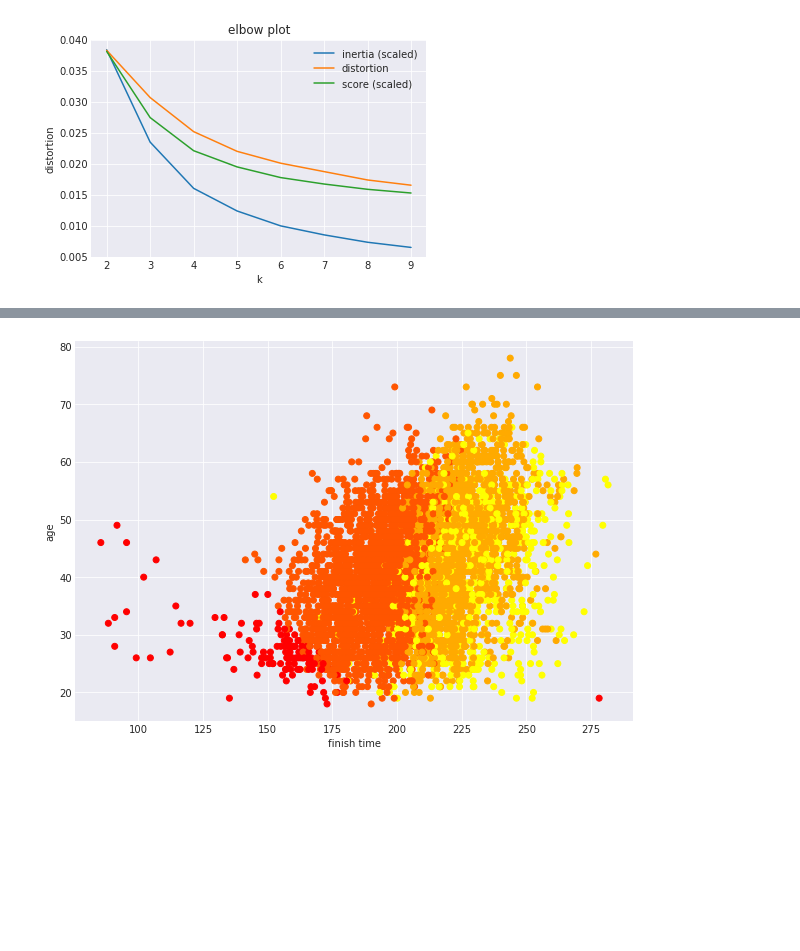
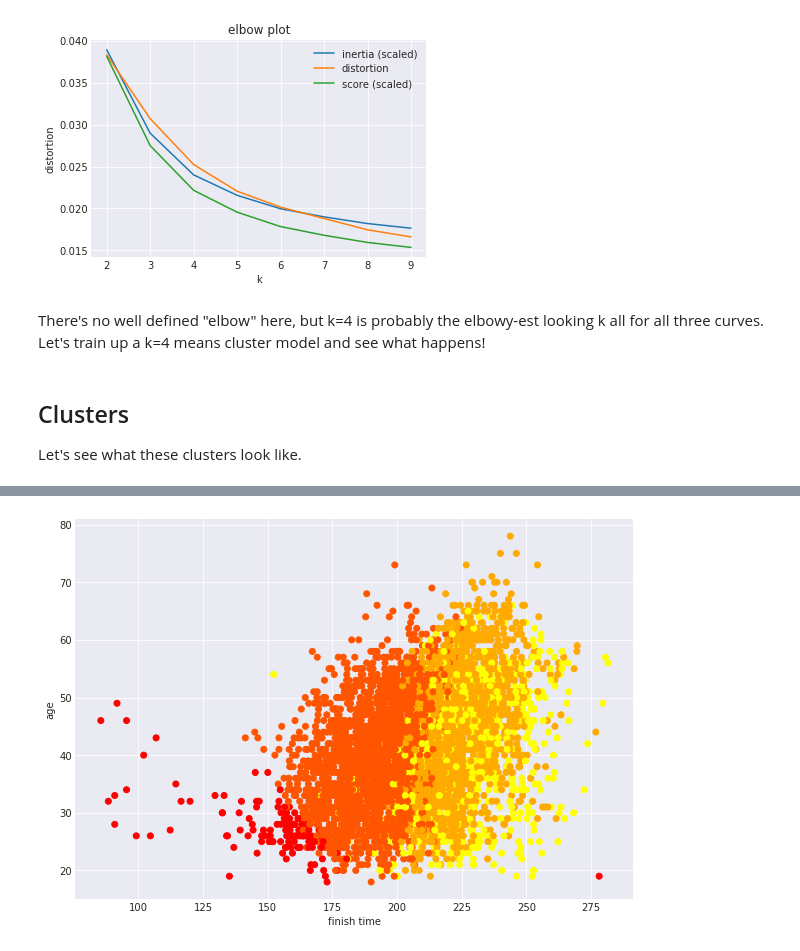
Before and after one commit to AlliedToasters/clustering_drills, a Jupyter notebook: runners.ipynb, the cells around one changed output, grey strips where cells are left out. Saved outputs shown, nothing was run; the diff lists cells and outputs as text; code cells hidden in the pictures; blank space fills up the shorter version.

```diff
--- a/runners.ipynb
+++ b/runners.ipynb
@@ -116,17 +121,19 @@ for k in range(2, 10):
     inrts.append(clstr.inertia_)
     distortions.append(sum(np.min(cdist(X, clstr.cluster_centers_, 'euclidean'), axis=1)) / X.shape[0])
     scores.append(clstr.score(X))
-
-plt.plot(ks, np.array(inrts)/1010, label='inertia (scaled)');
-plt.plot(ks, distortions, label='distortion');
-plt.plot(ks, (-np.array(scores)+15)/1410, label='score (scaled)');
-plt.title('elbow plot')
-plt.xlabel('k');
-plt.ylabel('distortion');
-plt.legend();
-plt.show();
-# %% [output]
-[figure, removed]
+# %%
+plt.plot(ks, (np.array(inrts)+20)/1510, label='inertia (scaled)');
+plt.plot(ks, distortions, label='distortion');
+plt.plot(ks, (-np.array(scores)+15)/1410, label='score (scaled)');
+plt.title('elbow plot')
+plt.xlabel('k');
+plt.ylabel('distortion');
+plt.legend();
+plt.show();
+# %% [output]
+[figure, added]
+# %% [markdown]
+There's no well defined "elbow" here, but k=4 is probably the elbowy-est looking k all for all three curves. Let's train up a k=4 means cluster model and see what happens!
 # %%
 clstr = KMeans(n_clusters=4, random_state=42)
 clstr = clstr.fit(features)
@@ -171,6 +180,9 @@ def view_clusters(df, features, preds):
         ax[clust].set_xticklabels(['men', 'women', 'chair'])
     plt.show();
     return df.cluster
+# %% [markdown]
+## Clusters
+Let's see what these clusters look like.
 # %%
 preds = clstr.predict(features[['splits1', 'splits2', 'age']])
 tuf = view_clusters(df, features, preds)
```
Also changed, not shown: parts of 29 cells of this notebook.
